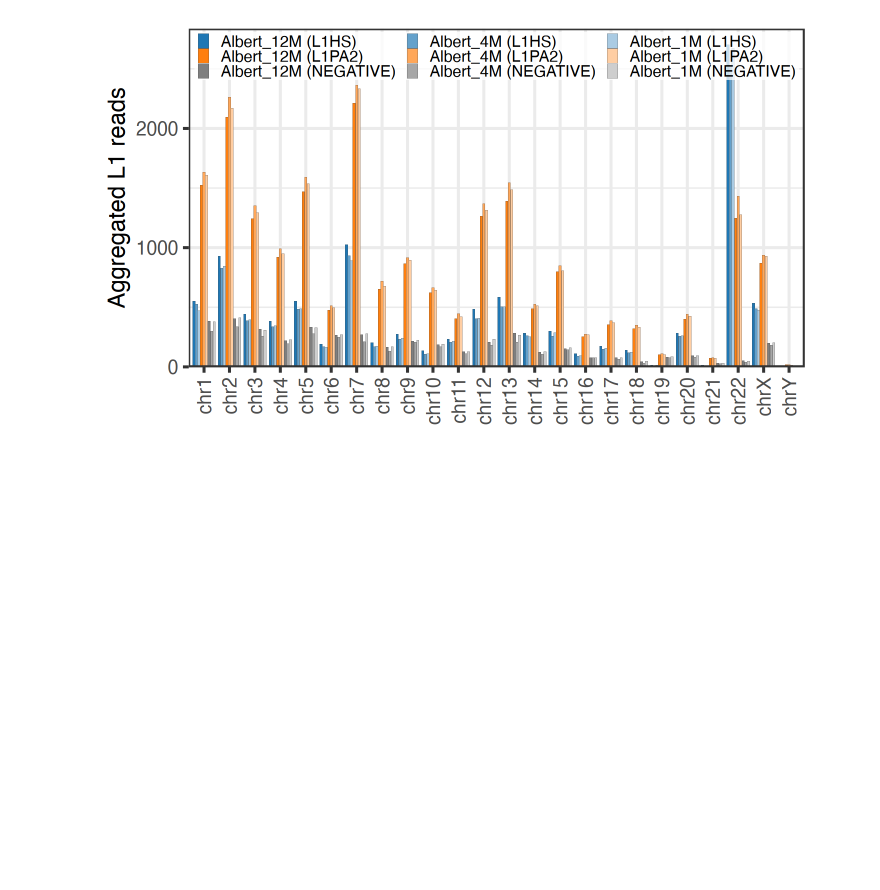
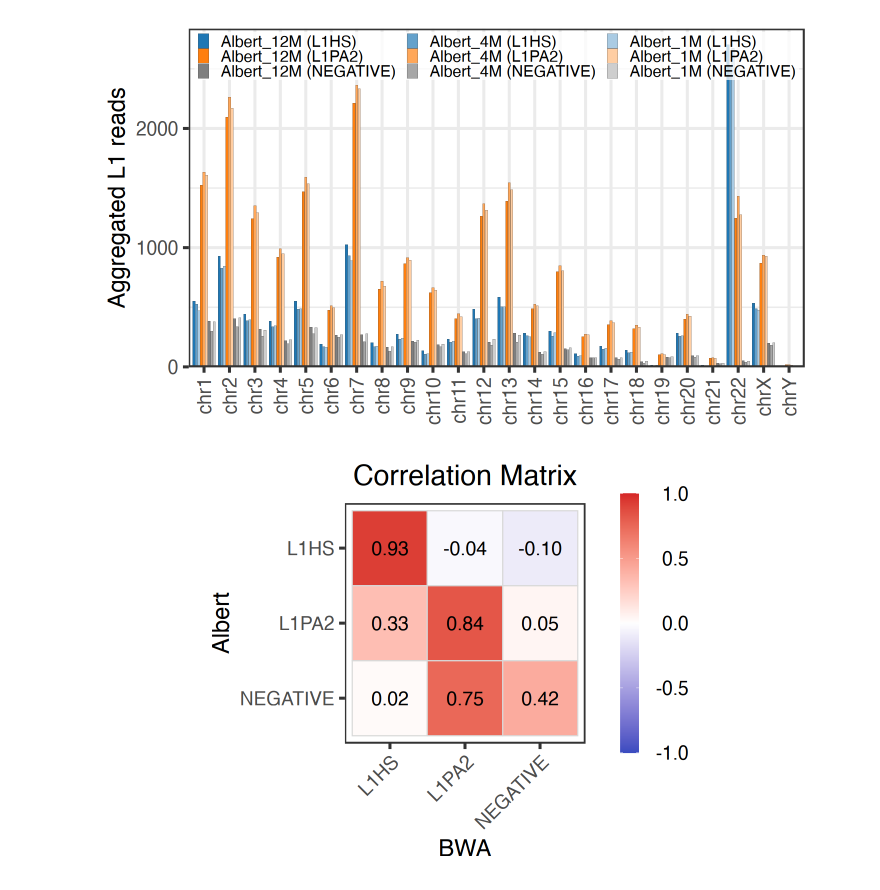
Before and after one commit to andchamorro/TrAP, a Jupyter notebook: notebooks/5.04-ach-albert_quantify_SRR4099955.ipynb, the cells around one changed output. Drawn from its saved outputs; the diff is of its cells as text; code cells hidden in the pictures; blank space fills up the shorter version.

Commit message:
Revert "fix(5.04): drop the fill-default column from the Figure 13 correlation matrix"
This reverts commit 19b49b8a7b4454097541f6346608d397771054ad.

```diff
--- a/notebooks/5.04-ach-albert_quantify_SRR4099955.ipynb
+++ b/notebooks/5.04-ach-albert_quantify_SRR4099955.ipynb
@@ -168,46 +168,37 @@ plot_by_chr(agg, "SRR4099955_agreggate_distilled_by_chr", method_levels = c("Alb
 # %% [output]
 [figure]
 # %%
-## Figure: SRR4099955_agreggate_mlvs_bwa_correlation
-# Pearson correlation between the Albert (one-hot argmax) and BWA/Alignment per-chromosome
-# class vectors from the mlvs_bwa table. Diagonal = per-class Albert-vs-BWA agreement
-# (L1HS ~0.93, L1PA2 ~0.84).
-#
-# The BWA axis carries no NEGATIVE category. The RepeatMasker annotation used to build it
-# contains LINE/L1 entries only, so the `else -> NEGATIVE` bucket of the Stage-A overlap
-# scoring never fires; the whole Alignment_NEGATIVE column comes from the NEGATIVE = 1.0
-# default applied to the 1.3% of reads that overlap no annotated L1 locus (692 of ~34,000,
-# 155 of them on chr6 alone). It is a fill default rather than a measurement, so it is not
-# plotted. The Albert NEGATIVE row IS a real count -- reads the classifier rejected -- and
-# is kept, which is what carries the r = 0.75 against BWA L1PA2.
-albert_classes <- c("L1HS", "L1PA2", "NEGATIVE")
-bwa_classes    <- c("L1HS", "L1PA2")
-corr_classes   <- union(albert_classes, bwa_classes)
+## Figure: SRR4099955_agreggate_mlvs_bwa_correlation (legacy 4.01 cell 26, "Figure_9")
+# 3x3 Pearson correlation between the Albert (one-hot) and BWA/Alignment per-chromosome class
+# vectors from the mlvs_bwa table. Diagonal = per-class Albert-vs-BWA agreement (L1HS ~0.93,
+# L1PA2 ~0.84). Axes are labelled correctly here (the legacy swapped the x/y titles).
+corr_classes <- c("L1HS", "L1PA2", "NEGATIVE")
 cd <- agg[figure == "SRR4099955_agreggate_mlvs_bwa_by_chr" & class %in% corr_classes]
 cw <- dcast(cd, chrom ~ method + class, value.var = "value", fill = 0)
-ml <- as.matrix(cw[, paste("Albert",    albert_classes, sep = "_"), with = FALSE])
-al <- as.matrix(cw[, paste("Alignment", bwa_classes,    sep = "_"), with = FALSE])
-M  <- outer(seq_along(albert_classes), seq_along(bwa_classes),
+ml <- as.matrix(cw[, paste("Albert",    corr_classes, sep = "_"), with = FALSE])
+al <- as.matrix(cw[, paste("Alignment", corr_classes, sep = "_"), with = FALSE])
+M  <- outer(seq_along(corr_classes), seq_along(corr_classes),
             Vectorize(function(i, j) cor(ml[, i], al[, j])))
-dimnames(M) <- list(albert_classes, bwa_classes)
+dimnames(M) <- list(corr_classes, corr_classes)
 cm <- as.data.table(as.table(M)); setnames(cm, c("Albert", "BWA", "r"))
-cm[, Albert := factor(Albert, levels = albert_classes)]
-cm[, BWA    := factor(BWA,    levels = bwa_classes)]
+cm[, Albert := factor(Albert, levels = corr_classes)]
+cm[, BWA    := factor(BWA,    levels = corr_classes)]
 stopifnot("correlation out of [-1,1]" = all(is.finite(cm$r) & abs(cm$r) <= 1 + 1e-9))
 
 fig_corr <- ggplot(cm, aes(BWA, Albert, fill = r)) +
   geom_tile(colour = "grey85") +
   geom_text(aes(label = sprintf("%.2f", r)), size = 8) +
   scale_fill_gradient2(low = "#3B4CC0", mid = "white", high = "#D62728",
                        midpoint = 0, limits = c(-1, 1), name = NULL,
                        guide = guide_colourbar(barheight = unit(11, "cm"),
                                                barwidth = unit(0.8, "cm"),
                                                label.hjust = 1, ticks = FALSE)) +
-  scale_x_discrete(limits = bwa_classes) +
-  scale_y_discrete(limits = rev(albert_classes)) +
+  scale_y_discrete(limits = rev(corr_classes)) +
   labs(x = "BWA", y = "Albert", title = "Correlation Matrix") +
   coord_fixed() +
   theme(plot.title = element_text(hjust = 0.5, face = "bold"), panel.grid = element_blank(),
         axis.text.x = element_text(angle = 45, hjust = 1))
-save_fig(fig_corr, "SRR4099955_agreggate_mlvs_bwa_correlation", 7.5, 7.5)
+save_fig(fig_corr, "SRR4099955_agreggate_mlvs_bwa_correlation", 9, 7.5)
 fig_corr
+# %% [output]
+[figure, added]
```
